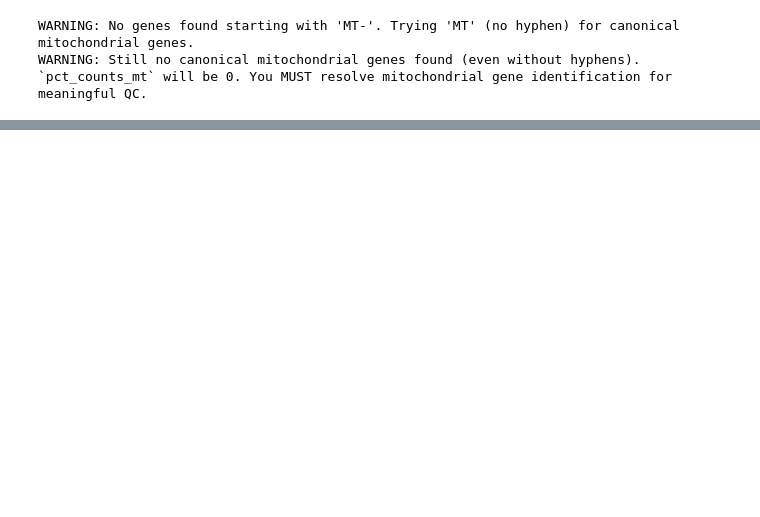
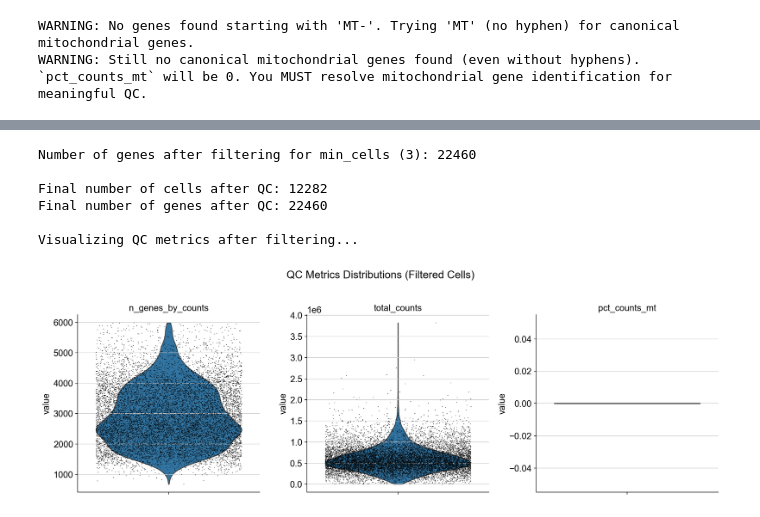
Before and after one commit to DarwinianCoder/EDA_dashboard_GEO_dataset, a Jupyter notebook: notebooks/02_quality_control.ipynb, the cells around one changed output, grey strips where cells are left out. Saved outputs shown, nothing was run; the diff lists cells and outputs as text; code cells hidden in the pictures; blank space fills up the shorter version.

Commit message:
with '#' will be ignored, and an empty message aborts the commit.

```diff
--- a/notebooks/02_quality_control.ipynb
+++ b/notebooks/02_quality_control.ipynb
@@ -310,3 +292,76 @@ Plotting scatter plots for QC metric relationships...
 [figure]
 [figure]
 [figure]
+# %%
+if 'adata' in locals() and adata is not None and 'n_genes_by_counts' in adata.obs.columns:
+    print("\n--- Applying Quality Control Filters ---")
+
+    # --- Define your filtering thresholds ---
+    # !!! IMPORTANT: Review your plots from Cell 2 and adjust these values accordingly !!!
+    min_genes = 500       # Example: Keep cells with at least 500 detected genes
+    max_genes = 6000      # Example: Remove cells with more than 6000 detected genes (potential doublets)
+    min_counts = 1000     # Example: Keep cells with at least 1000 total counts
+    max_counts = 4000000  # Example: Remove cells with more than 4,000,000 total counts (potential doublets)
+                          # Your max counts from plots seemed to go up to 5-6e6, so adjust as needed.
+    max_mito_pct = 100    # Example: Keep cells with mitochondrial percentage <= 100%.
+                          # Since your pct_counts_mt is currently 0, this filter won't remove any cells based on mito %.
+                          # If/when you correctly identify MT genes and pct_counts_mt is non-zero,
+                          # you would set this to a lower value (e.g., 5, 10, 15, or 20).
+
+    print(f"Initial number of cells: {adata.n_obs}")
+    print(f"Initial number of genes: {adata.n_vars}")
+
+    # --- Filter cells based on number of genes ---
+    sc.pp.filter_cells(adata, min_genes=min_genes)
+    print(f"Number of cells after filtering for min_genes ({min_genes}): {adata.n_obs}")
+
+    sc.pp.filter_cells(adata, max_genes=max_genes)
+    print(f"Number of cells after filtering for max_genes ({max_genes}): {adata.n_obs}")
+
+    # --- Filter cells based on total counts ---
+    sc.pp.filter_cells(adata, min_counts=min_counts)
+    print(f"Number of cells after filtering for min_counts ({min_counts}): {adata.n_obs}")
+
+    sc.pp.filter_cells(adata, max_counts=max_counts)
+    print(f"Number of cells after filtering for max_counts ({max_counts}): {adata.n_obs}")
+
+    # --- Filter cells based on mitochondrial gene percentage ---
+    # This filter will only be effective if 'pct_counts_mt' has meaningful non-zero values.
+    # The condition `adata.obs['pct_counts_mt'] < max_mito_pct` creates a boolean mask.
+    if 'pct_counts_mt' in adata.obs.columns:
+        adata = adata[adata.obs['pct_counts_mt'] < max_mito_pct, :]
+        print(f"Number of cells after filtering for max_mito_pct (< {max_mito_pct}%): {adata.n_obs}")
+    else:
+        print("Skipping mitochondrial percentage filter as 'pct_counts_mt' column not found in adata.obs.")
+
+    # --- Filter genes that are expressed in too few cells ---
+    # This is generally done after cell filtering.
+    # A common threshold is to keep genes expressed in at least 3 cells.
+    min_cells_per_gene = 3
+    sc.pp.filter_genes(adata, min_cells=min_cells_per_gene)
+    print(f"Number of genes after filtering for min_cells ({min_cells_per_gene}): {adata.n_vars}")
+
+    print(f"\nFinal number of cells after QC: {adata.n_obs}")
+    print(f"Final number of genes after QC: {adata.n_vars}")
+
+    # --- Re-visualize QC metrics on filtered data (optional but recommended) ---
+    if adata.n_obs > 0: # Only plot if cells remain
+        print("\nVisualizing QC metrics after filtering...")
+        sc.pl.violin(
+            adata,
+            ['n_genes_by_counts', 'total_counts', 'pct_counts_mt'],
+            jitter=0.4,
+            multi_panel=True,
+            show=False
+        )
+        plt.suptitle('QC Metrics Distributions (Filtered Cells)', y=1.02)
+        plt.tight_layout()
+        plt.show()
+    else:
+        print("No cells remaining after filtering. Cannot visualize QC metrics.")
+
+else:
+    print("\nAnnData object 'adata' is not defined or key QC columns are missing. Cannot apply filters.")
+    if 'adata' in locals() and adata is not None:
+        print("Current columns in adata.obs:", list(adata.obs.columns))
+# %% [output]
@@ -312,0 +376,7 @@ Plotting scatter plots for QC metric relationships...
+Number of genes after filtering for min_cells (3): 22460
+
+Final number of cells after QC: 12282
+Final number of genes after QC: 22460
+
+Visualizing QC metrics after filtering...
+[figure, added]
```
Also changed, not shown: parts of 8 cells of this notebook.
